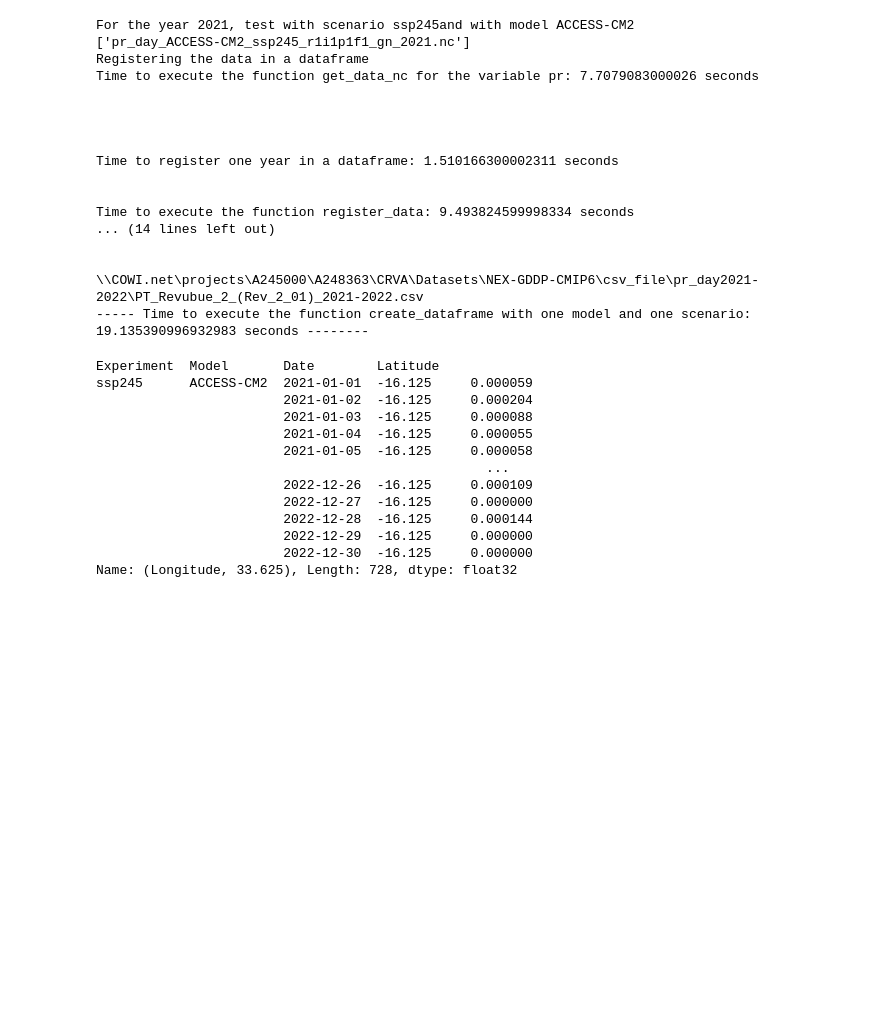
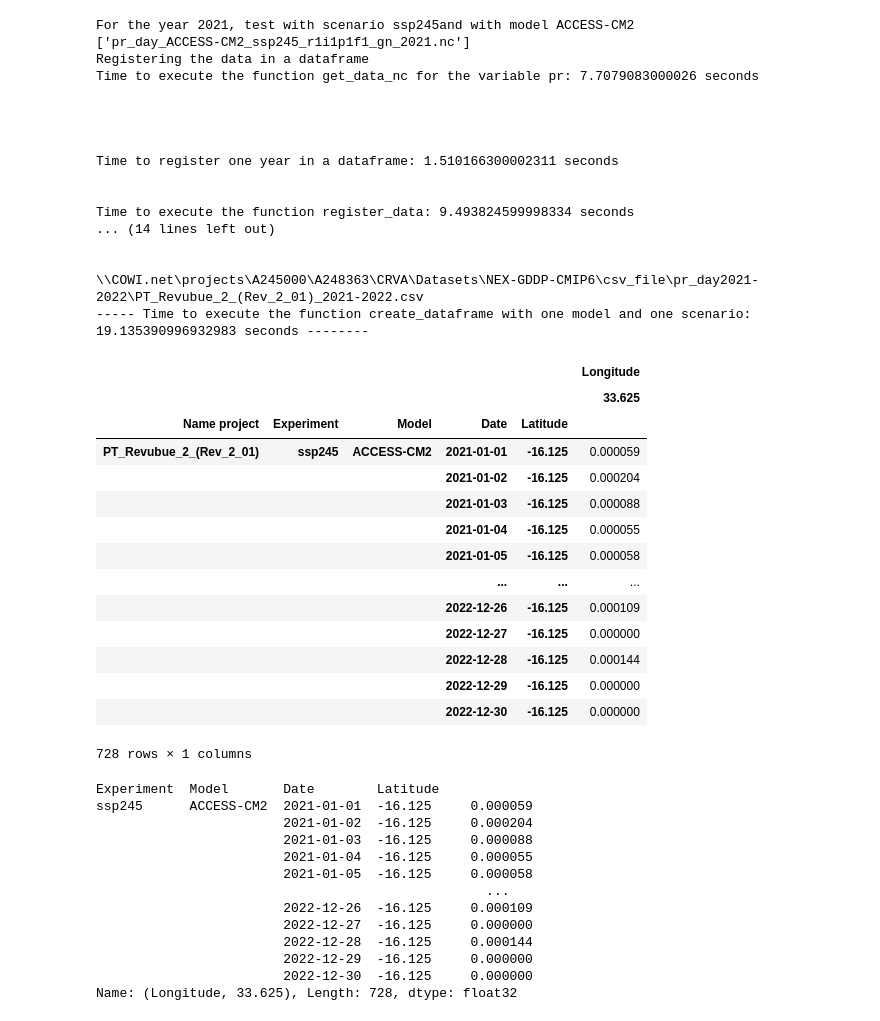
Before and after one commit to RaphaelPB/CRVA_tool, a Jupyter notebook: CSV NEX-GDDP-CMIP6 2021-2060.ipynb, the cells around one changed output. Drawn from its saved outputs; the diff is of its cells as text; code cells hidden in the pictures; blank space fills up the shorter version.

```diff
--- a/CSV NEX-GDDP-CMIP6 2021-2060.ipynb
+++ b/CSV NEX-GDDP-CMIP6 2021-2060.ipynb
@@ -203,6 +203,24 @@ Time to execute the function register_data: 9.493824599998334 seconds
 ----- Time to execute the function create_dataframe with one model and one scenario: 19.135390996932983 seconds --------
 # %%
 df1 = pd.read_csv(r'\\COWI.net\projects\A245000\A248363\CRVA\Datasets\NEX-GDDP-CMIP6\csv_file\pr_day2021-2022\PT_Revubue_2_(Rev_2_01)_2021-2022.csv')
+# %%
+df
+# %% [output]
+|  |  |  |  |  | Longitude |
+|  |  |  |  |  | 33.625 |
+| Name project | Experiment | Model | Date | Latitude |  |
+| PT_Revubue_2_(Rev_2_01) | ssp245 | ACCESS-CM2 | 2021-01-01 | -16.125 | 0.000059 |
+|  |  |  | 2021-01-02 | -16.125 | 0.000204 |
+|  |  |  | 2021-01-03 | -16.125 | 0.000088 |
+|  |  |  | 2021-01-04 | -16.125 | 0.000055 |
+|  |  |  | 2021-01-05 | -16.125 | 0.000058 |
+|  |  |  | ... | ... | ... |
+|  |  |  | 2022-12-26 | -16.125 | 0.000109 |
+|  |  |  | 2022-12-27 | -16.125 | 0.000000 |
+|  |  |  | 2022-12-28 | -16.125 | 0.000144 |
+|  |  |  | 2022-12-29 | -16.125 | 0.000000 |
+|  |  |  | 2022-12-30 | -16.125 | 0.000000 |
+728 rows × 1 columns
 # %%
 df.loc['PT_Revubue_2_(Rev_2_01)',('Longitude',33.625)]
 # %% [output]
```
Also changed, not shown: parts of 1 cell of this notebook, 1 other file.
